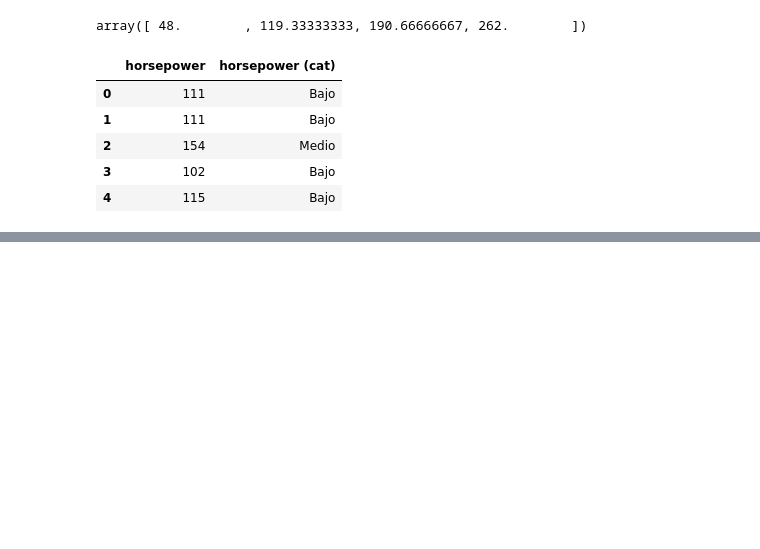
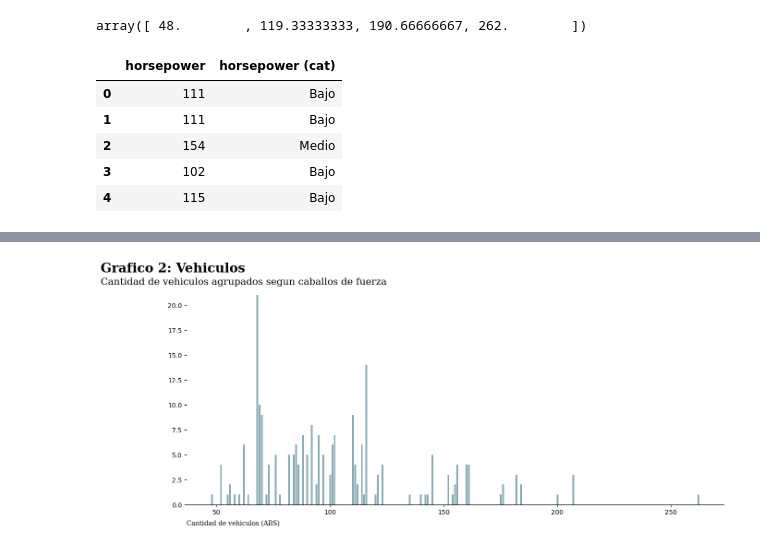
Before and after one commit to Sergio-et/AnalisisDeDatos, a Jupyter notebook: AnalyticsCarros.ipynb, the cells around one changed output, grey strips where cells are left out. Saved outputs shown, nothing was run; the diff lists cells and outputs as text; code cells hidden in the pictures; blank space fills up the shorter version.

```diff
--- a/AnalyticsCarros.ipynb
+++ b/AnalyticsCarros.ipynb
@@ -535,0 +671,5 @@ dfAutos.head(5)
+# %%
+gf = dfAutos.groupby(['horsepower']).count()
+gf = gf.iloc[:,:1]
+gf = gf.sort_values('symboling', ascending = False)
+gf
@@ -535,0 +695,64 @@ dfAutos.head(5)
+# %%
+fig, ax = plt.subplots(1,1, figsize=(15,6.9), dpi=100)
+
+eje_x = gf.index.tolist()
+data = gf['symboling'].tolist()
+
+bar_colors = ['#89abb4']
+ax.bar(eje_x, data, color=bar_colors)
+
+#--------------------------------------------------------------------------------------------------------------------#
+#--------------------CONFIGURACION DE LOS TITULOS, SUBTITULOS Y EJES DEL GRAFICO ------------------------------------#
+#--------------------------------------------------------------------------------------------------------------------#
+#FORMATO DEL TITULO
+title = "Grafico 2: Vehiculos"
+plt.suptitle(title,
+             horizontalalignment = 'left',
+             x = 0.001,
+             y = 0.87,
+             transform = fig.transFigure,
+             fontsize = 20,
+             fontweight = "bold",
+             fontfamily = "serif")
+
+#FORMATO DEL SUBTITULO
+subTitle = "Cantidad de vehiculos agrupados segun caballos de fuerza"
+ax.set_title(subTitle,
+             horizontalalignment = 'left',
+             x = 0.001,
+             y = 0.80,
+             transform = fig.transFigure,
+             fontsize = 15,
+             fontweight = "regular",
+             fontfamily = "serif")
+
+
+
+#FORMATO DE LOS EJES
+etiqueta = "Cantidad de vehiculos (ABS)"
+ax.set_xlabel(etiqueta,
+              ha = 'left',
+              fontsize = 10,
+              fontweight = "regular",
+              fontfamily = "serif")
+
+
+
+#CONFIGURACION DE COORDENADAS DE LA ETIQUETA DEL EJE X
+ax.xaxis.set_label_coords(x=0,
+                          y=-0.07,
+                          transform=ax.transAxes)
+
+
+
+#CONFIGURACION EL TAMANO DEL TEXTO DEL EJE Y
+ax.tick_params(axis='both',
+               labelsize=10)
+
+
+
+#CONFIGURACION LA UBICACION DEL GRAFICO
+plt.subplots_adjust(top=0.80)
+plt.show()
+# %% [output]
+[figure, added]
```
Also changed, not shown: parts of 32 cells of this notebook.
